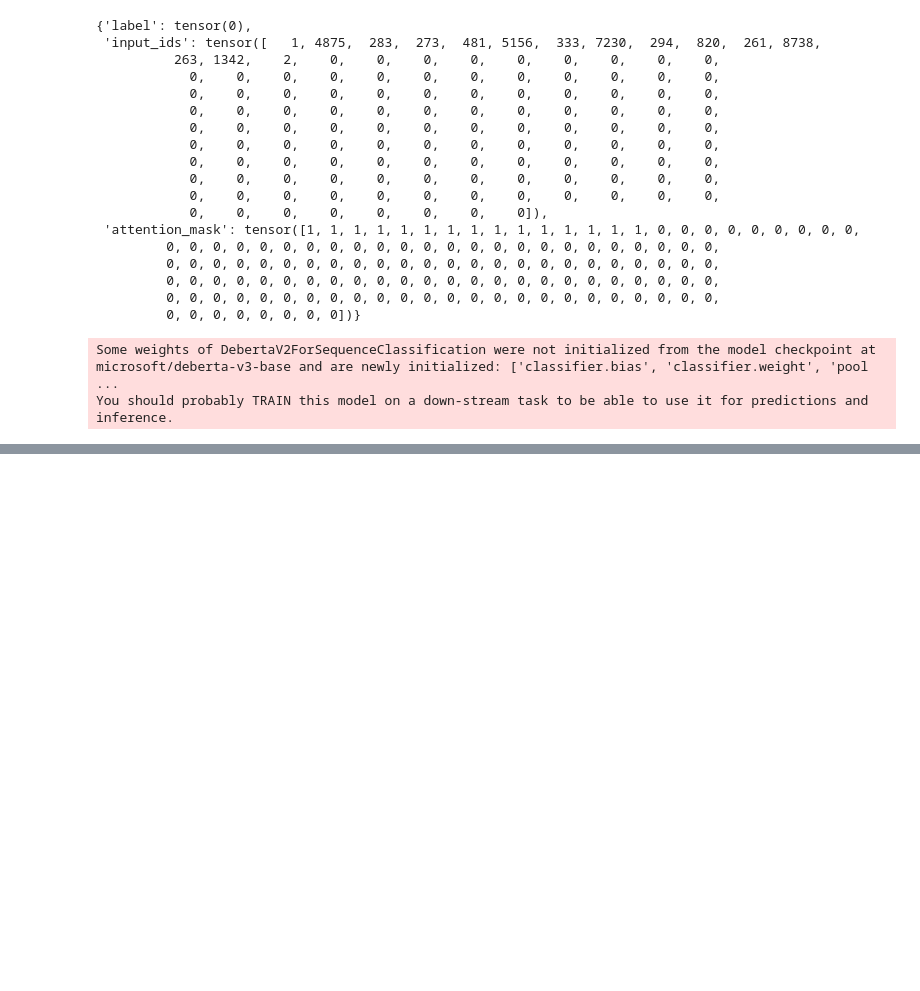
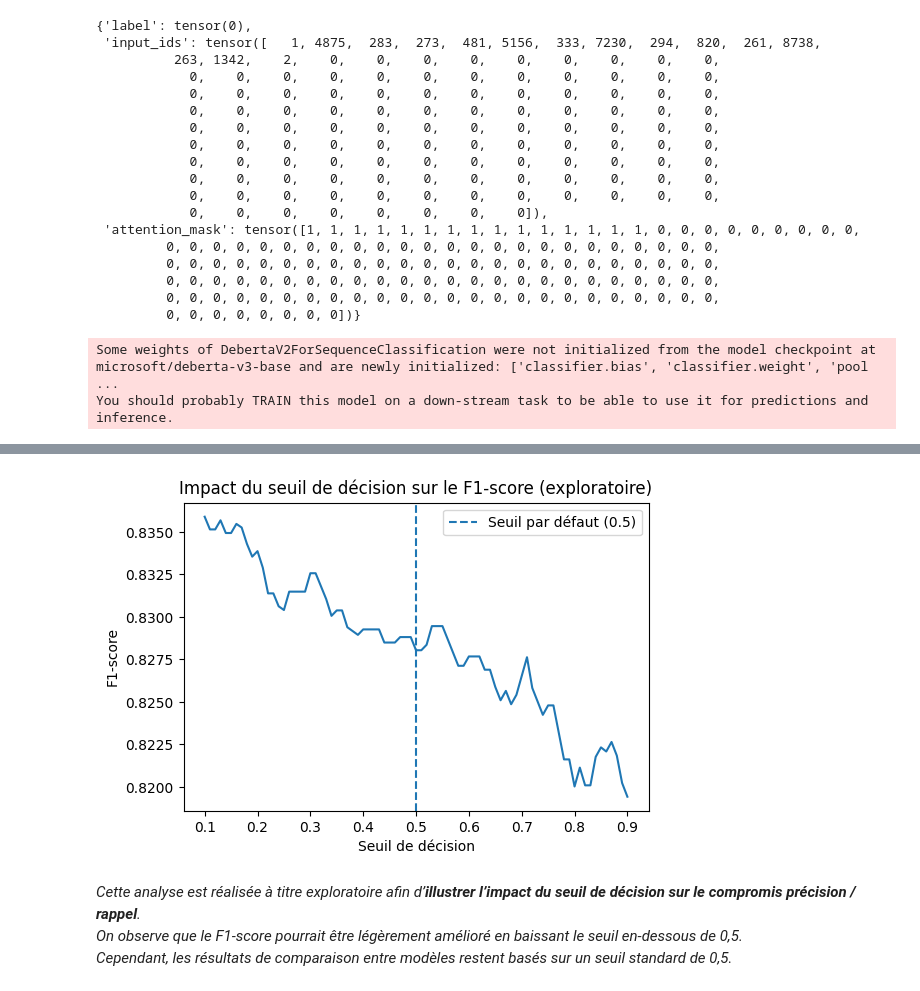
Before and after one commit to Michelita101/P9_Proof_of_Concept, a Jupyter notebook: notebook/Dewerpe_Michèle_2_notebook.ipynb, the cells around one changed output, grey strips where cells are left out. Drawn from its saved outputs; the diff is of its cells as text; code cells hidden in the pictures; blank space fills up the shorter version.

```diff
--- a/notebook/Dewerpe_Michèle_2_notebook.ipynb
+++ b/notebook/Dewerpe_Michèle_2_notebook.ipynb
@@ -793,0 +931,26 @@ plot_confusion_matrix(
+# %%
+# Analyse exploratoire du seuil de décision
+
+from sklearn.metrics import f1_score
+
+thresholds = np.linspace(0.1, 0.9, 81)
+f1_scores = []
+
+for t in thresholds:
+    y_pred = (y_scores >= t).astype(int)
+    f1_scores.append(f1_score(y_true, y_pred))
+
+plt.figure(figsize=(6,4))
+plt.plot(thresholds, f1_scores)
+plt.axvline(0.5, linestyle="--", label="Seuil par défaut (0.5)")
+plt.xlabel("Seuil de décision")
+plt.ylabel("F1-score")
+plt.title("Impact du seuil de décision sur le F1-score (exploratoire)")
+plt.legend()
+plt.show()
+# %% [output]
+[figure, added]
+# %% [markdown]
+*Cette analyse est réalisée à titre exploratoire afin d’**illustrer l’impact du seuil de décision sur le compromis précision / rappel**.
+On observe que le F1-score pourrait être légèrement amélioré en baissant le seuil en-dessous de 0,5.
+Cependant, les résultats de comparaison entre modèles restent basés sur un seuil standard de 0,5.*
```
Also changed, not shown: parts of 31 cells of this notebook, 6 other files.
